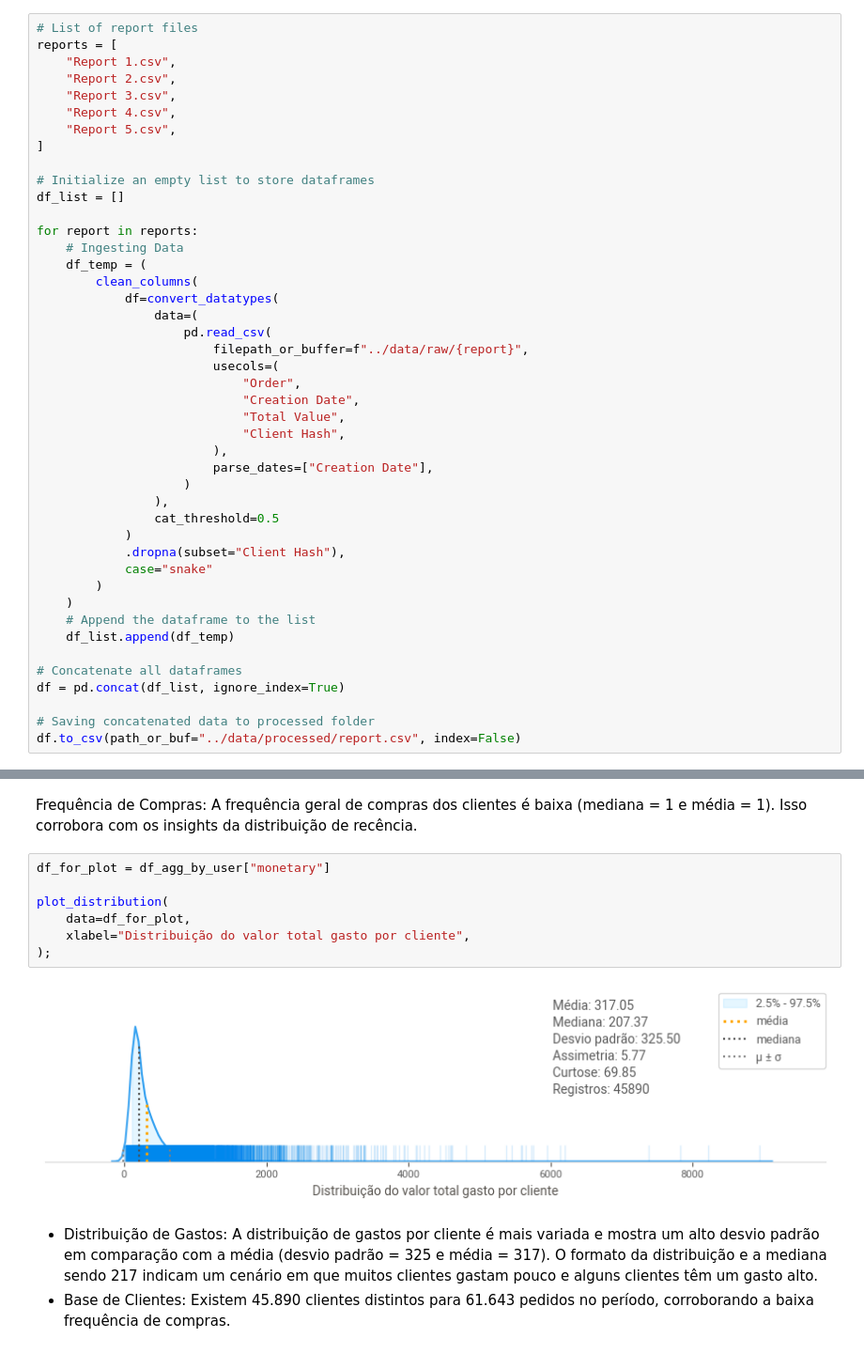
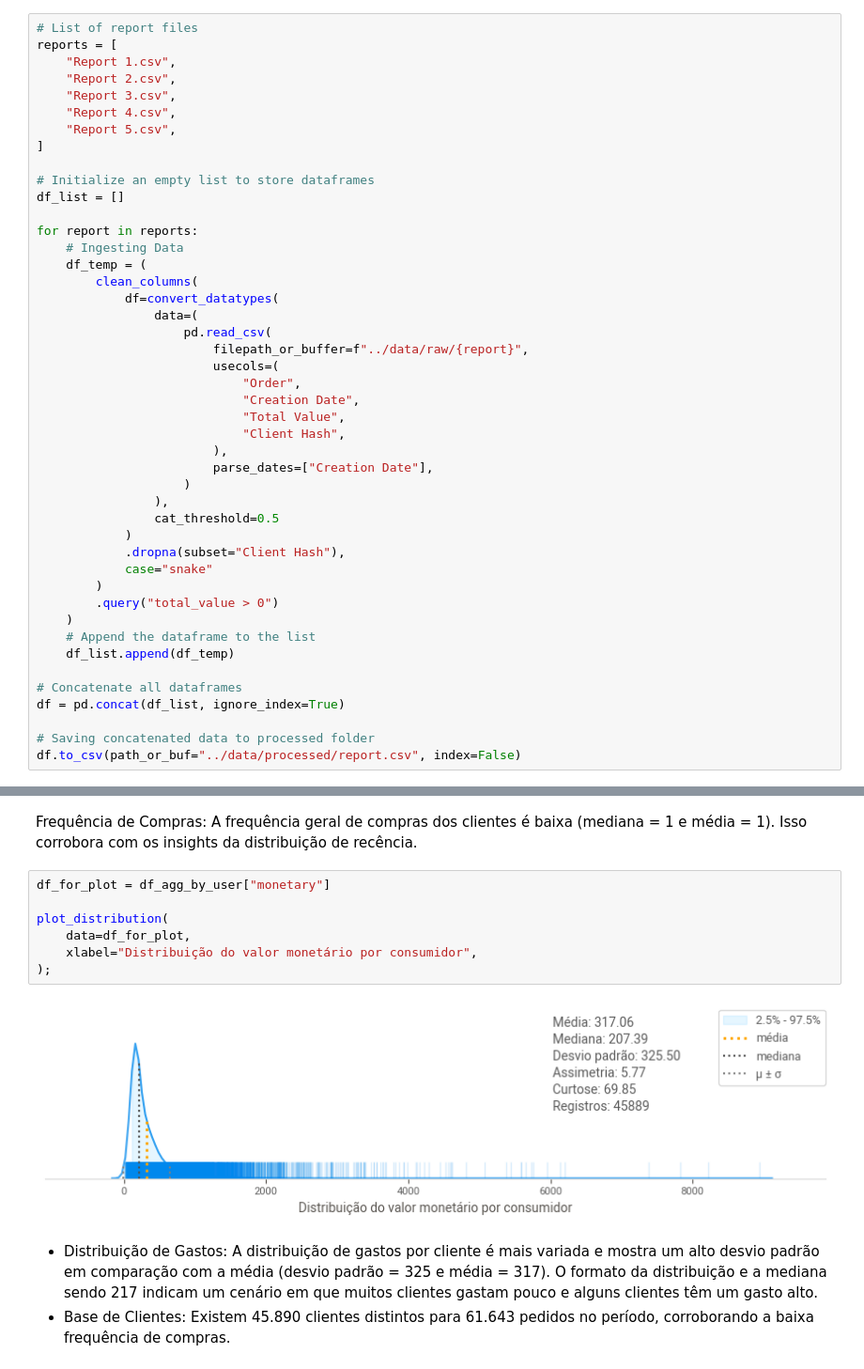
Before and after one commit to ewerthonk/ml-rfm-clustering, a Jupyter notebook: notebooks/1.0-eda.ipynb, the cells around one changed output, grey strips where cells are left out. Shown at 94% size. Saved outputs shown, nothing was run; the diff lists cells and outputs as text.

```diff
--- a/notebooks/1.0-eda.ipynb
+++ b/notebooks/1.0-eda.ipynb
@@ -199,6 +199,7 @@ for report in reports:
             .dropna(subset="Client Hash"),
             case="snake"
         )
+        .query("total_value > 0")
     )
     # Append the dataframe to the list
     df_list.append(df_temp)
@@ -461,12 +462,12 @@ Frequência de Compras: A frequência geral de compras dos clientes é baixa (me
 # %%
 df_for_plot = df_agg_by_user["monetary"]
 
 plot_distribution(
     data=df_for_plot,
-    xlabel="Distribuição do valor total gasto por cliente",
+    xlabel="Distribuição do valor monetário por consumidor",
 );
 # %% [output]
-[figure, old version]
+[figure, new version]
 # %% [markdown]
 - Distribuição de Gastos: A distribuição de gastos por cliente é mais variada e mostra um alto desvio padrão em comparação com a média (desvio padrão = 325 e média = 317). O formato da distribuição e a mediana sendo 217 indicam um cenário em que muitos clientes gastam pouco e alguns clientes têm um gasto alto.
 - Base de Clientes: Existem 45.890 clientes distintos para 61.643 pedidos no período, corroborando a baixa frequência de compras.
```
Also changed, not shown: parts of 5 cells of this notebook, 11 other files.
